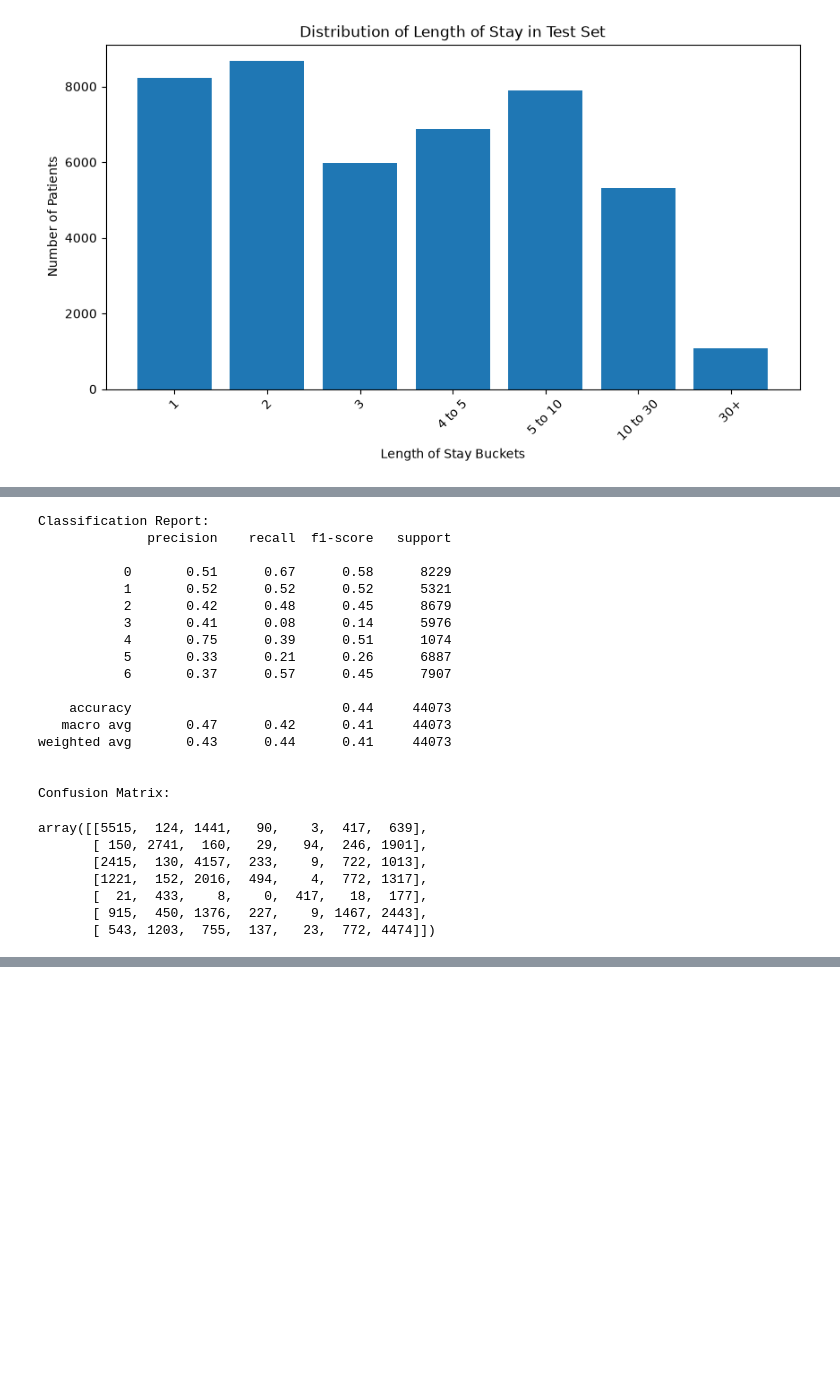
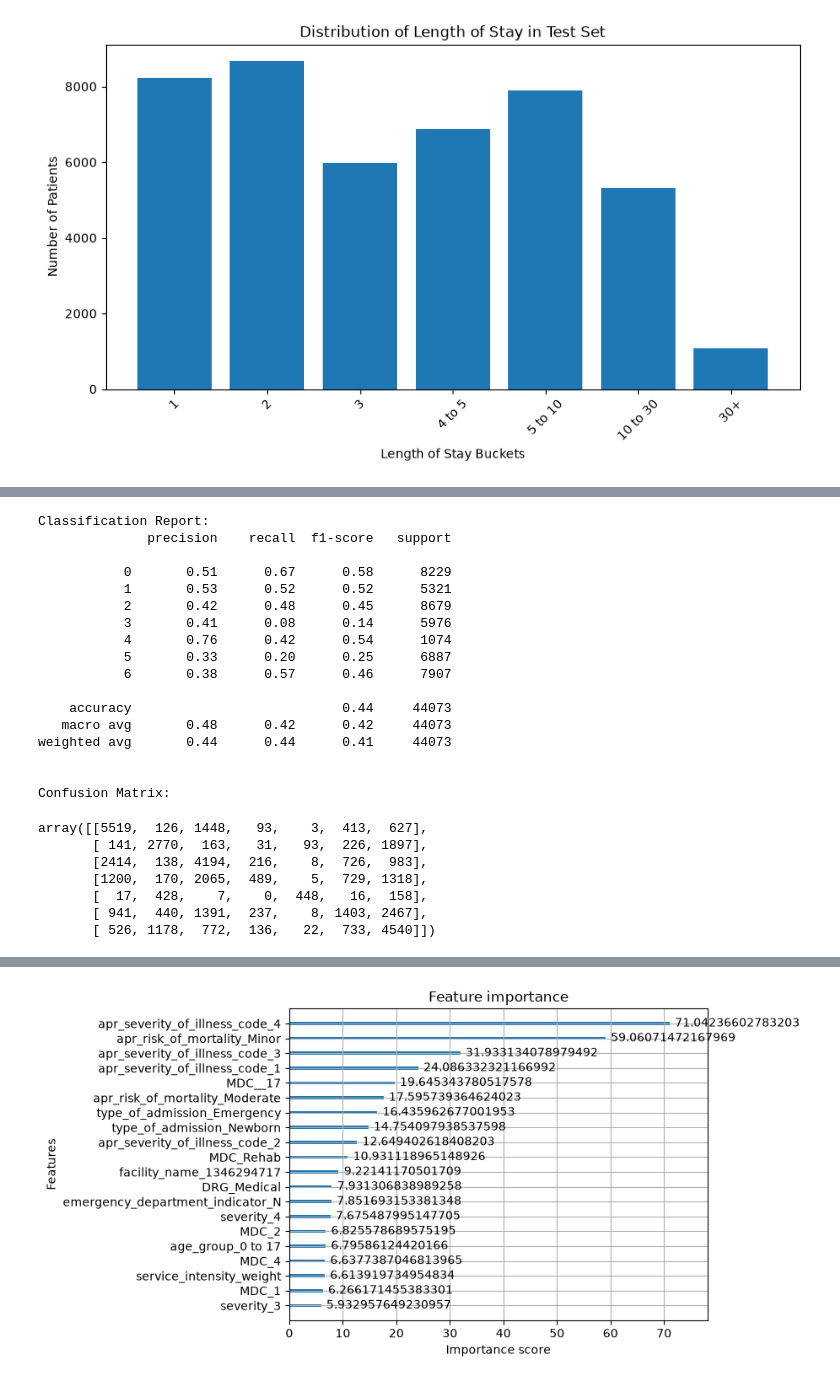
Before and after one commit to apoorvtripathi1999/length-of-stay-prediction-using-icp-codes, a Jupyter notebook: experiments.ipynb, the cells around one changed output, grey strips where cells are left out. Cells and saved outputs as stored; diff of their text form; code cells hidden in the pictures; blank space fills up the shorter version.

```diff
--- a/experiments.ipynb
+++ b/experiments.ipynb
@@ -184,53 +268,62 @@ from sklearn.metrics import classification_report, confusion_matrix
 
 # 2. Print the classification report
 print("Classification Report:")
-print(classification_report(y_test_encoded, y_pred_prob))
+print(classification_report(y_test_encoded, y_pred_encoded))
 
 # 3. Print the confusion matrix
 print("\nConfusion Matrix:")
-confusion_matrix(y_test_encoded, y_pred_prob)
+confusion_matrix(y_test_encoded, y_pred_encoded)
 # %% [output]
 Classification Report:
               precision    recall  f1-score   support
 
            0       0.51      0.67      0.58      8229
-           1       0.52      0.52      0.52      5321
+           1       0.53      0.52      0.52      5321
            2       0.42      0.48      0.45      8679
            3       0.41      0.08      0.14      5976
-           4       0.75      0.39      0.51      1074
-           5       0.33      0.21      0.26      6887
-           6       0.37      0.57      0.45      7907
+           4       0.76      0.42      0.54      1074
+           5       0.33      0.20      0.25      6887
+           6       0.38      0.57      0.46      7907
 
     accuracy                           0.44     44073
-   macro avg       0.47      0.42      0.41     44073
-weighted avg       0.43      0.44      0.41     44073
+   macro avg       0.48      0.42      0.42     44073
+weighted avg       0.44      0.44      0.41     44073
 
 
 Confusion Matrix:
-array([[5515,  124, 1441,   90,    3,  417,  639],
-       [ 150, 2741,  160,   29,   94,  246, 1901],
-       [2415,  130, 4157,  233,    9,  722, 1013],
-       [1221,  152, 2016,  494,    4,  772, 1317],
-       [  21,  433,    8,    0,  417,   18,  177],
-       [ 915,  450, 1376,  227,    9, 1467, 2443],
-       [ 543, 1203,  755,  137,   23,  772, 4474]])
+array([[5519,  126, 1448,   93,    3,  413,  627],
+       [ 141, 2770,  163,   31,   93,  226, 1897],
+       [2414,  138, 4194,  216,    8,  726,  983],
+       [1200,  170, 2065,  489,    5,  729, 1318],
+       [  17,  428,    7,    0,  448,   16,  158],
+       [ 941,  440, 1391,  237,    8, 1403, 2467],
+       [ 526, 1178,  772,  136,   22,  733, 4540]])
 # %%
 mapping = {'1': 0, '2': 1, '3': 2, '4 to 5': 3, '5 to 10': 4, '10 to 30': 5, '30+': 6}
-y_train_manual_map = y_train.map(mapping)
-y_test_manual_map = y_test.map(mapping)
+mapper = np.vectorize(lambda x: mapping.get(x,x))
+y_train_manual_map = mapper(y_train_encoded)
+y_test_manual_map = mapper(y_test_encoded)
 # %%
 mlflow.set_experiment("XGBoost Classifier Manual Mapping")
-mlflow.sklearn.autolog()
-model_class = xgb.XGBClassifier(
-objective='multi:softmax',
-num_class=7,
-n_estimators=1000,
-random_state=42,
-learning_rate=0.20,
-max_depth=8,
-gamma=1,
-alpha=1,
-)
-model_class.fit(x_train, y_train_manual_map)
-y_pred_manual_map = model_class.predict(x_test)
+with mlflow.start_run():
+    mlflow.log_params(params)
+    model = xgb.XGBClassifier(**params)
+    model.fit(x_train, y_train_manual_map)
+    mlflow.sklearn.log_model(model, "XGBoost Classifier", skops_trusted_types=["xgboost.sklearn.XGBClassifier", "xgboost.core.Booster"])
+
+
+    y_pred_manual_map = model.predict(x_test)
+    report = classification_report(y_test_encoded, y_pred_encoded, output_dict=True)
+
+    for class_or_avr, dict_pair in report.items():
+        if class_or_avr == "accuracy":
+                mlflow.log_metric("accuracy", dict_pair)
+        else:
+            for metric, metric_val in dict_pair.items():
+                metric_name = f"{class_or_avr}_{metric}".replace(" ", "_")
+                mlflow.log_metric(metric_name, metric_val)
+
+    importance = xgb.plot_importance(model, importance_type='gain', max_num_features=20)
+    mlflow.log_figure(importance.figure, "Feature-Importnce-Plot.png")
+mlflow.end_run()
 # %% [output]
@@ -238,3 +332,4 @@ y_pred_manual_map = model_class.predict(x_test)
+[figure, added]
 # %%
 # 2. Print the classification report
 print("Classification Report:")
```
Also changed, not shown: parts of 16 cells of this notebook, 5 other files.
